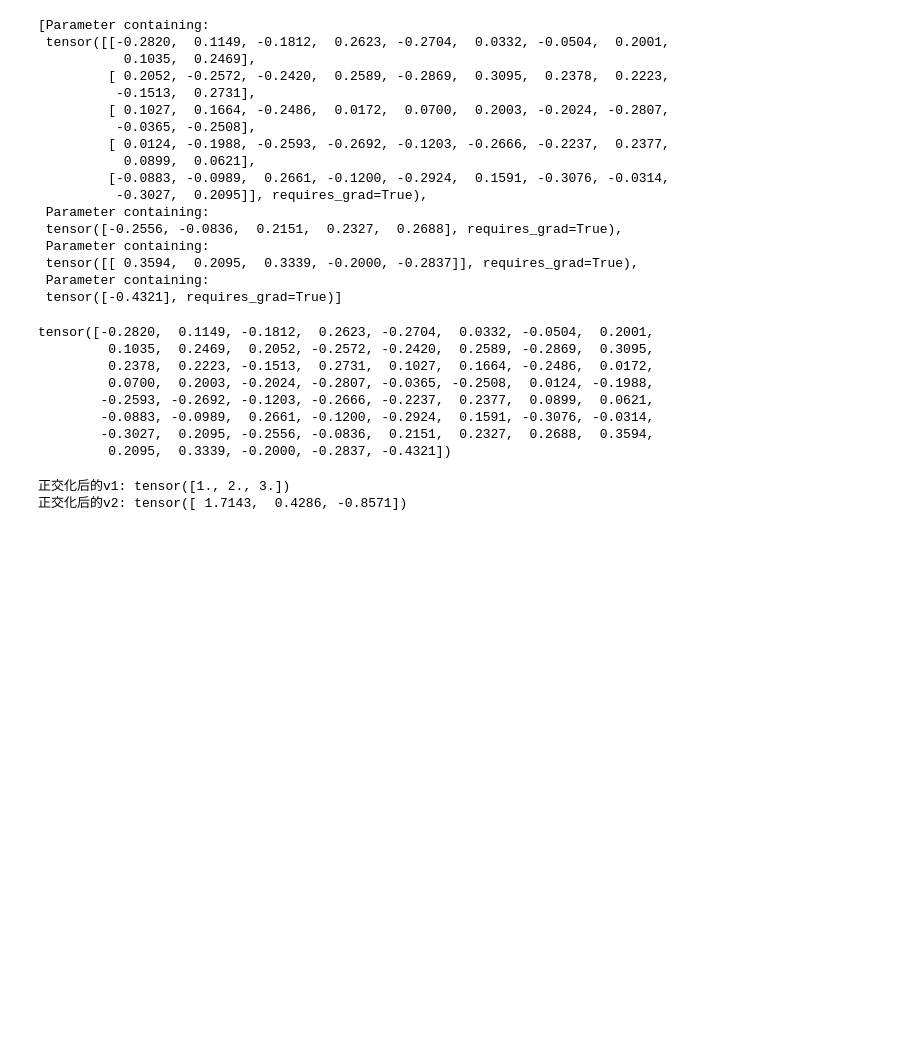
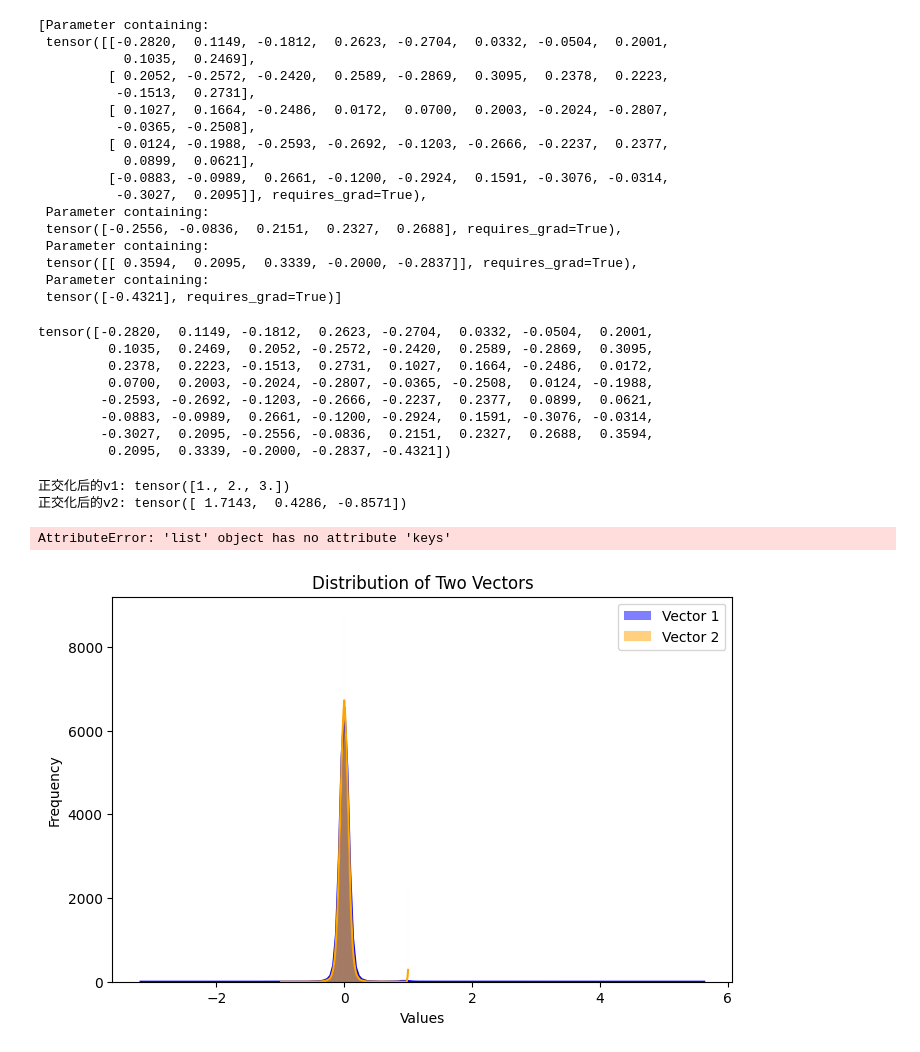
Before and after one commit to aikedaerC/MergeModels, a Jupyter notebook: plot.ipynb, the cells around one changed output. Cells and saved outputs as stored; diff of their text form; code cells hidden in the pictures; blank space fills up the shorter version.

```diff
--- a/plot.ipynb
+++ b/plot.ipynb
@@ -482,3 +482,26 @@ print("正交化后的v2:", v2_orthogonal)
 # %% [output]
 正交化后的v1: tensor([1., 2., 3.])
 正交化后的v2: tensor([ 1.7143,  0.4286, -0.8571])
+# %%
+import torch
+import matplotlib.pyplot as plt
+import seaborn as sns
+g = torch.load("fedml_experiments/clsimb_fedavg/g.pth")
+l = torch.load("fedml_experiments/clsimb_fedavg/l.pth")
+g_cat = torch.cat([g[k].view(-1) for k in g.keys() if "num_batches_tracked" not in k]).cpu()
+l_cat = torch.cat([l[k].view(-1) for k in l.keys() if "num_batches_tracked" not in k]).cpu()
+# %% [output]
+AttributeError: 'list' object has no attribute 'keys'
+# %%
+import seaborn as sns
+plt.figure(figsize=(8, 5))
+sns.histplot(l_cat, kde=True, color='blue', label='Vector 1')
+sns.histplot(g_cat, kde=True, color='orange', label='Vector 2')
+
+plt.title('Distribution of Two Vectors')
+plt.xlabel('Values')
+plt.ylabel('Frequency')
+plt.legend()
+plt.show()
+# %% [output]
+[figure, added]
```
Also changed, not shown: parts of 9 cells of this notebook, 3 other files.
